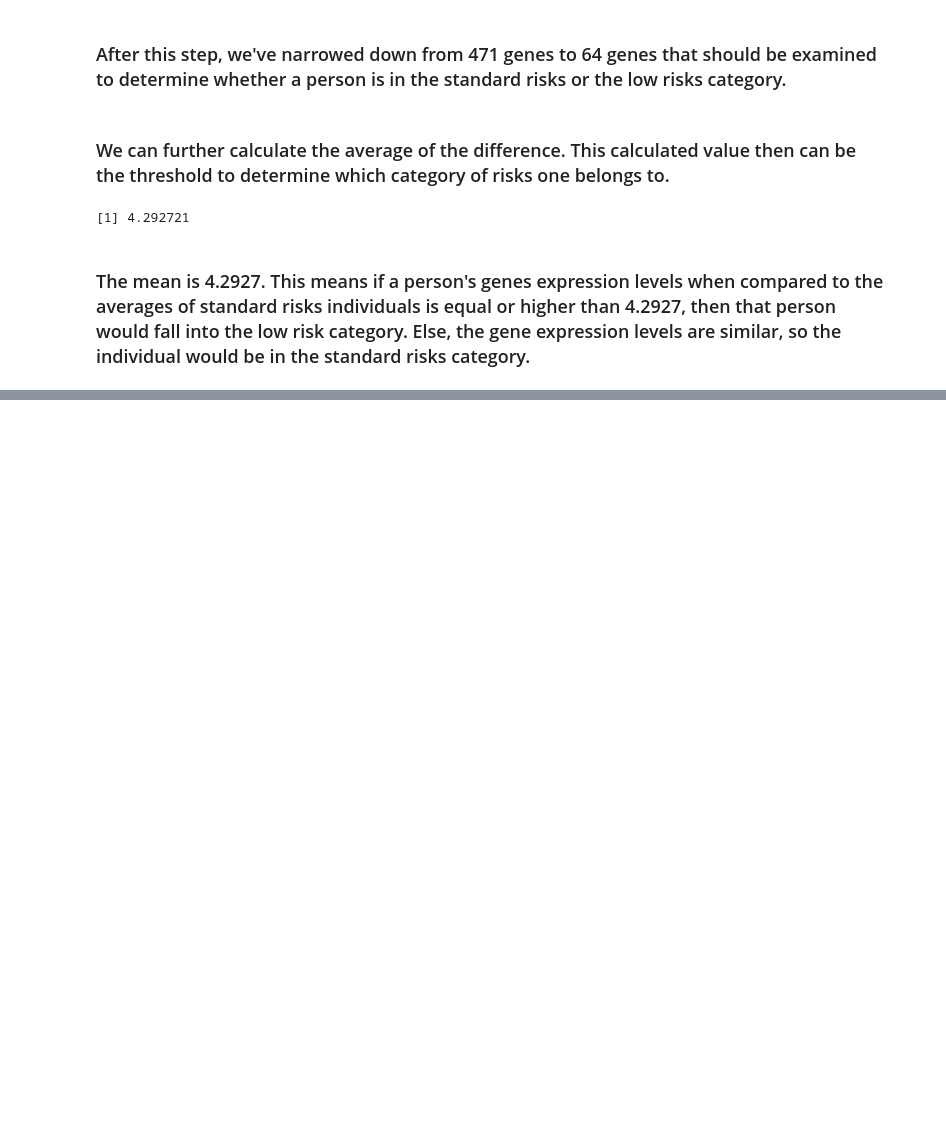
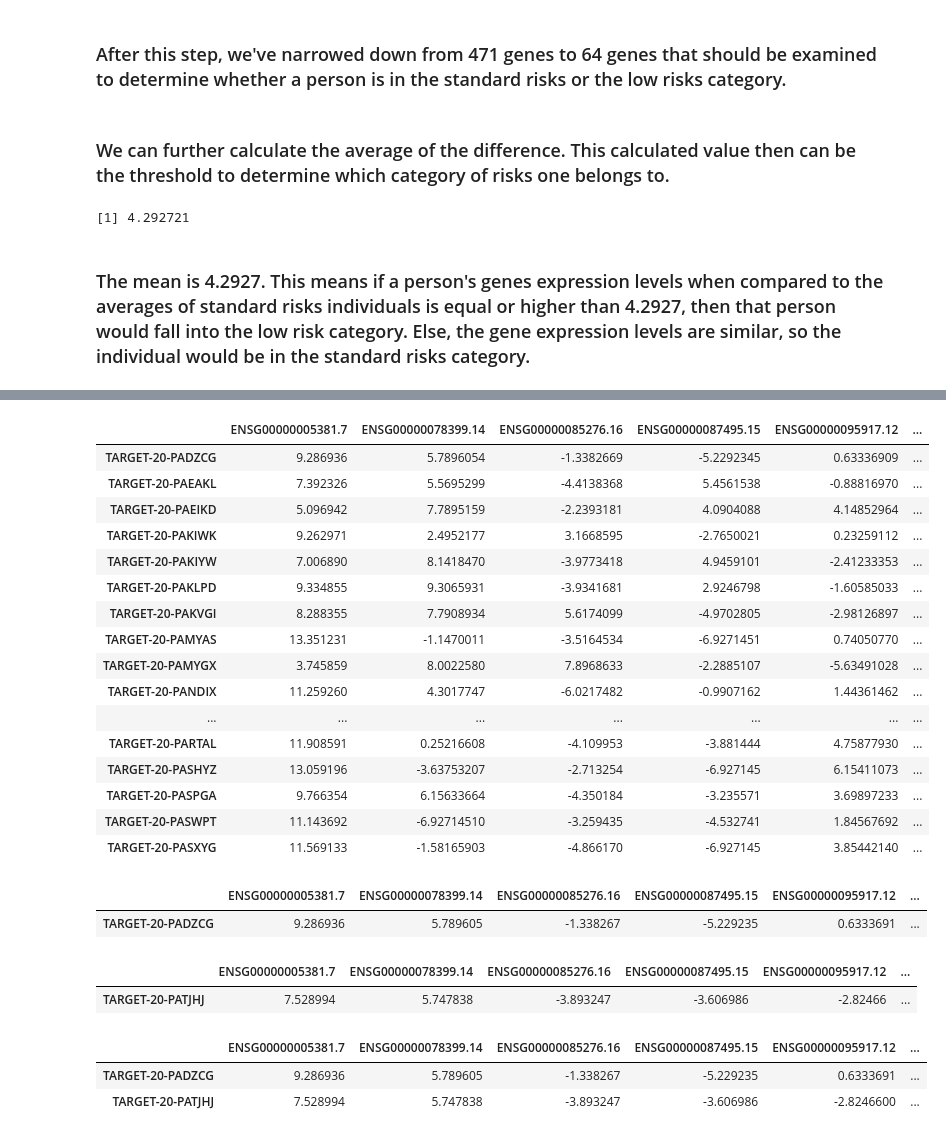
Before and after one commit to tmnx/AML-Project, a Jupyter notebook: AML Group Project.ipynb, the cells around one changed output, grey strips where cells are left out. Saved outputs shown, nothing was run; the diff lists cells and outputs as text; code cells hidden in the pictures; blank space fills up the shorter version.

```diff
--- a/AML Group Project.ipynb
+++ b/AML Group Project.ipynb
@@ -128,0 +149,3 @@ mean(dfFinal)
+# %%
+promisingGenes <- labels(dfFinal)
+promisingGenes
@@ -128,0 +201,40 @@ mean(dfFinal)
+# %%
+selectGeneVec <- subset(aml.data, select = c(promisingGenes))
+selectGeneVec
+# %% [output]
+|  | ENSG00000005381.7 | ENSG00000078399.14 | ENSG00000085276.16 | ENSG00000087495.15 | ENSG00000095917.12 | ... |
+| TARGET-20-PADZCG | 9.286936 | 5.7896054 | -1.3382669 | -5.2292345 | 0.63336909 | ... |
+| TARGET-20-PAEAKL | 7.392326 | 5.5695299 | -4.4138368 | 5.4561538 | -0.88816970 | ... |
+| TARGET-20-PAEIKD | 5.096942 | 7.7895159 | -2.2393181 | 4.0904088 | 4.14852964 | ... |
+| TARGET-20-PAKIWK | 9.262971 | 2.4952177 | 3.1668595 | -2.7650021 | 0.23259112 | ... |
+| TARGET-20-PAKIYW | 7.006890 | 8.1418470 | -3.9773418 | 4.9459101 | -2.41233353 | ... |
+| TARGET-20-PAKLPD | 9.334855 | 9.3065931 | -3.9341681 | 2.9246798 | -1.60585033 | ... |
+| TARGET-20-PAKVGI | 8.288355 | 7.7908934 | 5.6174099 | -4.9702805 | -2.98126897 | ... |
+| TARGET-20-PAMYAS | 13.351231 | -1.1470011 | -3.5164534 | -6.9271451 | 0.74050770 | ... |
+| TARGET-20-PAMYGX | 3.745859 | 8.0022580 | 7.8968633 | -2.2885107 | -5.63491028 | ... |
+| TARGET-20-PANDIX | 11.259260 | 4.3017747 | -6.0217482 | -0.9907162 | 1.44361462 | ... |
+| ... | ... | ... | ... | ... | ... | ... |
+| TARGET-20-PARTAL | 11.908591 | 0.25216608 | -4.109953 | -3.881444 | 4.75877930 | ... |
+| TARGET-20-PASHYZ | 13.059196 | -3.63753207 | -2.713254 | -6.927145 | 6.15411073 | ... |
+| TARGET-20-PASPGA | 9.766354 | 6.15633664 | -4.350184 | -3.235571 | 3.69897233 | ... |
+| TARGET-20-PASWPT | 11.143692 | -6.92714510 | -3.259435 | -4.532741 | 1.84567692 | ... |
+| TARGET-20-PASXYG | 11.569133 | -1.58165903 | -4.866170 | -6.927145 | 3.85442140 | ... |
+# %%
+stdriskcenter <- selectGeneVec[1:1, ]
+stdriskcenter
+# %% [output]
+|  | ENSG00000005381.7 | ENSG00000078399.14 | ENSG00000085276.16 | ENSG00000087495.15 | ENSG00000095917.12 | ... |
+| TARGET-20-PADZCG | 9.286936 | 5.789605 | -1.338267 | -5.229235 | 0.6333691 | ... |
+# %%
+lowriskcenter <- selectGeneVec[44:44, ]
+lowriskcenter
+# %% [output]
+|  | ENSG00000005381.7 | ENSG00000078399.14 | ENSG00000085276.16 | ENSG00000087495.15 | ENSG00000095917.12 | ... |
+| TARGET-20-PATJHJ | 7.528994 | 5.747838 | -3.893247 | -3.606986 | -2.82466 | ... |
+# %%
+centers = rbind(stdriskcenter, lowriskcenter)
+centers
+# %% [output]
+|  | ENSG00000005381.7 | ENSG00000078399.14 | ENSG00000085276.16 | ENSG00000087495.15 | ENSG00000095917.12 | ... |
+| TARGET-20-PADZCG | 9.286936 | 5.789605 | -1.338267 | -5.229235 | 0.6333691 | ... |
+| TARGET-20-PATJHJ | 7.528994 | 5.747838 | -3.893247 | -3.606986 | -2.8246600 | ... |
```
Also changed, not shown: parts of 12 cells of this notebook.
